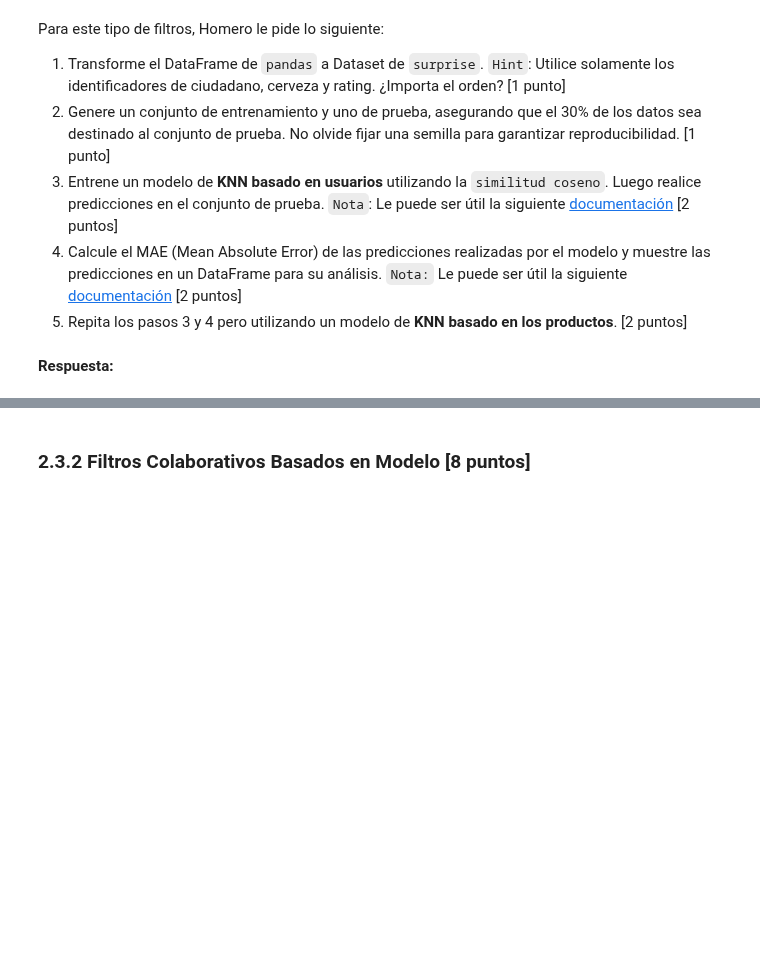
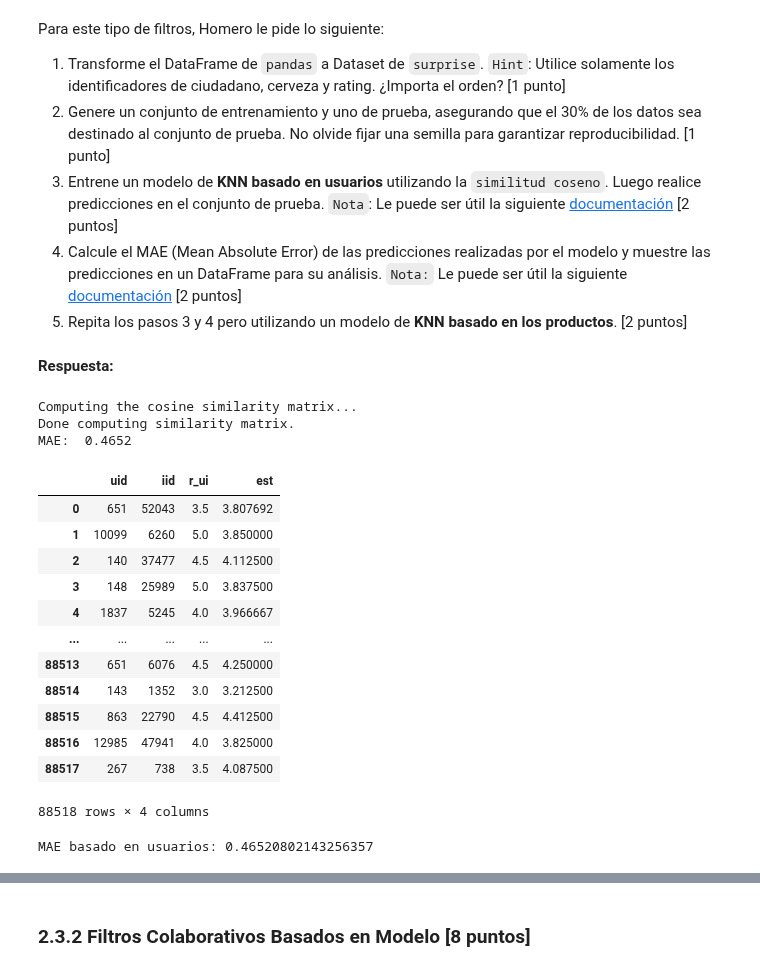
Before and after one commit to Qajirr/MDS7202-Labs, a Jupyter notebook: Lab 8 - Forecasting/Lab_8_Enunciado.ipynb, the cells around one changed output, grey strips where cells are left out. Drawn from its saved outputs; the diff is of its cells as text; code cells hidden in the pictures; blank space fills up the shorter version.

```diff
--- a/Lab 8 - Forecasting/Lab_8_Enunciado.ipynb
+++ b/Lab 8 - Forecasting/Lab_8_Enunciado.ipynb
@@ -395,0 +597,58 @@ Para este tipo de filtros, Homero le pide lo siguiente:
+# %%
+#CODIGO AQUI
+# Cargar el DataFrame
+reader = Reader(rating_scale=(1, 5))  # Definir la escala de ratings
+df_collaborative = df[['userId', 'beerId', 'rating']].copy()  # Ordenar las columnas necesarias
+
+# Convertir el DataFrame en un Dataset para surprise
+dataset = Dataset.load_from_df(df_collaborative, reader)
+# %%
+from surprise.model_selection import train_test_split
+
+# Crear conjuntos de entrenamiento y prueba
+trainset, testset = train_test_split(dataset, test_size=0.3, random_state=3380)
+# %%
+# Definir el modelo KNN basado en usuarios
+sim_options = {'name': 'cosine', 'user_based': True}  # Basado en usuarios
+knn_user = KNNBasic(sim_options=sim_options)
+
+# Entrenar el modelo
+knn_user.fit(trainset)
+
+# Realizar predicciones en el conjunto de prueba
+predictions_user = knn_user.test(testset)
+
+# Calcular MAE
+mae(predictions_user)
+
+# Mostrar las predicciones en un DataFrame
+df_predictions_user = pd.DataFrame(predictions_user)
+df_predictions_user[['uid', 'iid', 'r_ui', 'est']]
+# %% [output]
+Computing the cosine similarity matrix...
+Done computing similarity matrix.
+MAE:  0.4652
+|  | uid | iid | r_ui | est |
+| 0 | 651 | 52043 | 3.5 | 3.807692 |
+| 1 | 10099 | 6260 | 5.0 | 3.850000 |
+| 2 | 140 | 37477 | 4.5 | 4.112500 |
+| 3 | 148 | 25989 | 5.0 | 3.837500 |
+| 4 | 1837 | 5245 | 4.0 | 3.966667 |
+| ... | ... | ... | ... | ... |
+| 88513 | 651 | 6076 | 4.5 | 4.250000 |
+| 88514 | 143 | 1352 | 3.0 | 3.212500 |
+| 88515 | 863 | 22790 | 4.5 | 4.412500 |
+| 88516 | 12985 | 47941 | 4.0 | 3.825000 |
+| 88517 | 267 | 738 | 3.5 | 4.087500 |
+88518 rows × 4 columns
+# %%
+from sklearn.metrics import mean_absolute_error
+
+# Convertir las predicciones a un DataFrame para análisis
+df_results_user = pd.DataFrame(predictions_user)
+
+# Calcular MAE
+mae_sklearn_user = mean_absolute_error(df_results_user['r_ui'], df_results_user['est'])
+print(f"MAE basado en usuarios: {mae_sklearn_user}")
+# %% [output]
+MAE basado en usuarios: 0.46520802143256357
```
Also changed, not shown: parts of 28 cells of this notebook.
